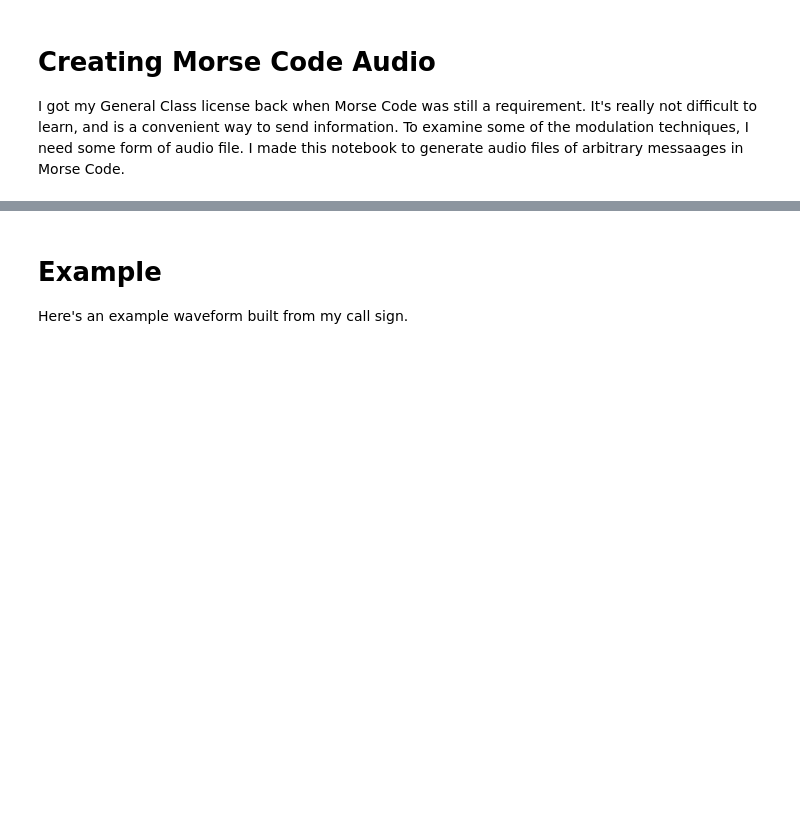
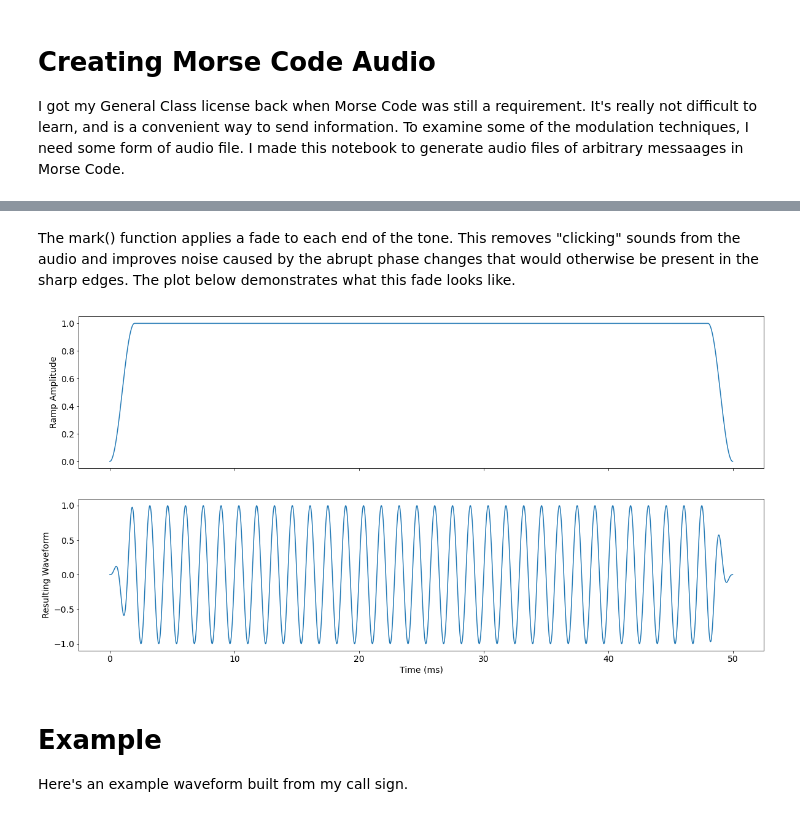
Before and after one commit to k7arx/modulation, a Jupyter notebook: MORSE/Morse.ipynb, the cells around one changed output, grey strips where cells are left out. Cells and saved outputs as stored; diff of their text form; code cells hidden in the pictures; blank space fills up the shorter version.

Commit message:
Improved Morse notebook and added default sound files

```diff
--- a/MORSE/Morse.ipynb
+++ b/MORSE/Morse.ipynb
@@ -108,6 +117,26 @@ def build(message, char_rate, word_rate=None, fs=48000, ft=700, frontpad=False,
         signal = np.concatenate([signal,space(padsize,fs)])
 
     return signal
+# %% [markdown]
+The mark() function applies a fade to each end of the tone. This removes "clicking" sounds from the audio and improves noise caused by the abrupt phase changes that would otherwise be present in the sharp edges. The plot below demonstrates what this fade looks like.
+# %%
+t,y = mark(700,0.05,48000,time=True)
+
+ramp = np.ones_like(t)
+n = int(48000*(2/1000))
+fade = (1-(np.cos(np.linspace(0,np.pi,n))))/2
+ramp[:n] *= fade
+ramp[-1*n:] *= fade[::-1]
+
+fig,ax = plt.subplots(2,1,figsize=(20,10),sharex=True)
+ax[0].plot(t*1000,ramp)
+ax[1].plot(t*1000,y)
+
+ax[1].set_xlabel("Time (ms)")
+ax[0].set_ylabel("Ramp Amplitude")
+ax[1].set_ylabel("Resulting Waveform");
+# %% [output]
+[figure, added]
 # %% [markdown]
 # Example
 
```
Also changed, not shown: parts of 4 cells of this notebook, 2 other files.
